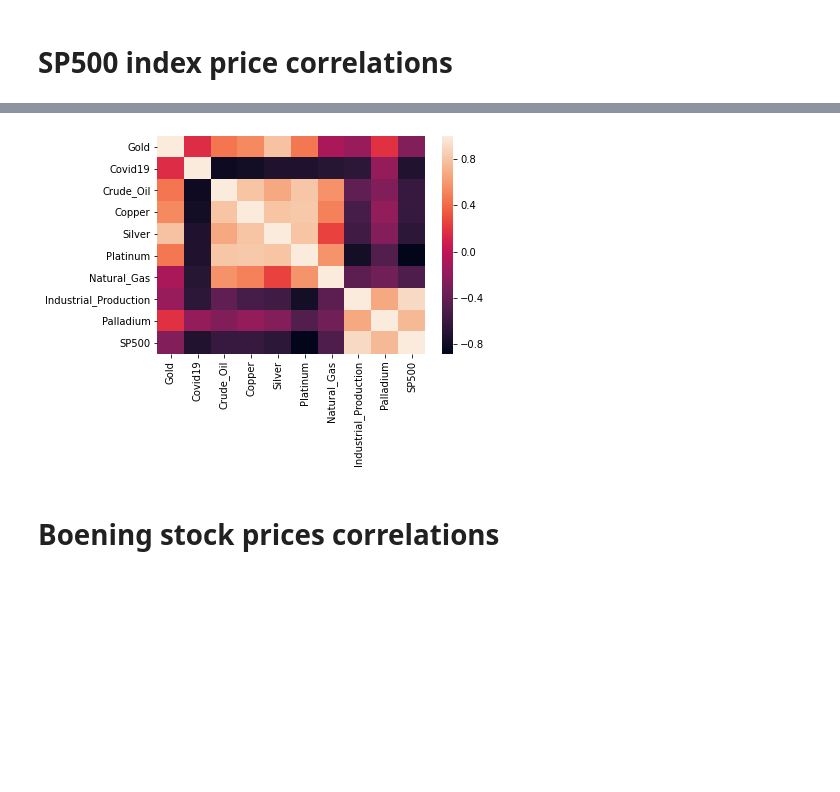
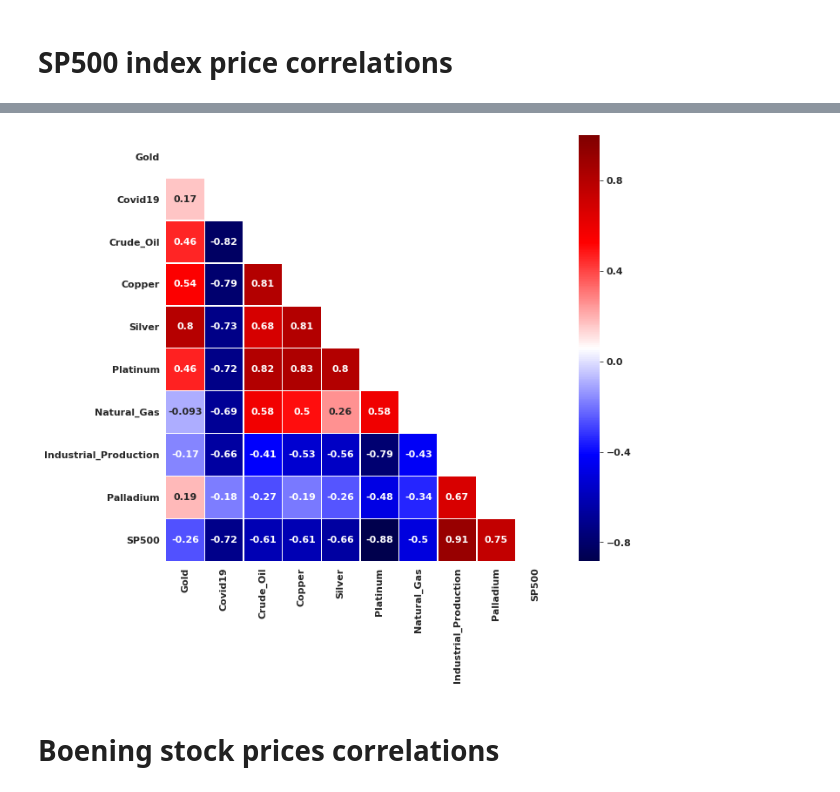
Before and after one commit to azagorowski/Analysis-and-forecast-of-stock-exchange-price-based-on-selected-indicators-using-machine-learning, a Jupyter notebook: scripts/Correlations2.ipynb, the cells around one changed output, grey strips where cells are left out. Saved outputs shown, nothing was run; the diff lists cells and outputs as text; code cells hidden in the pictures; blank space fills up the shorter version.

```diff
--- a/scripts/Correlations2.ipynb
+++ b/scripts/Correlations2.ipynb
@@ -55,29 +55,48 @@ df.tail()
 # %%
 #Make correlation table with heatmap
 import seaborn as sns
 import matplotlib.pyplot as plt
 %matplotlib inline
+
+#Change font size
+font = {'family' : 'Verdana',
+        'weight' : 'bold',
+        'size'   : 11}
+
+plt.rc('font', **font)
+
+#Saving df to variable
 corr = df.corr()
-sns.heatmap(corr,
-        xticklabels=corr.columns,
-        yticklabels=corr.columns)
+
+#Use a mask to plot only part of a matrix
+mask = np.zeros_like(corr)
+mask[np.triu_indices_from(mask)] = True
+with sns.axes_style("white"):
+    f, ax = plt.subplots(figsize=(10, 9))
+    ax = sns.heatmap(corr,
+            mask=mask,
+            xticklabels=corr.columns,
+            yticklabels=corr.columns,
+            annot=True,
+            cmap="seismic",
+            linewidths=.5
+           ,)
 
 #Make correlation basic table
-df1=df.corr()
-df1
+df.corr()
 # %% [output]
 |  | Gold | Covid19 | Crude_Oil | Copper | Silver | Platinum | Natural_Gas | Industrial_Production | Palladium | ... |
 | Gold | 1.000000 | 0.165391 | 0.461894 | 0.540390 | 0.795981 | 0.462923 | -0.093131 | -0.169101 | 0.186781 | ... |
 | Covid19 | 0.165391 | 1.000000 | -0.821807 | -0.793628 | -0.726239 | -0.722762 | -0.689060 | -0.656775 | -0.179127 | ... |
 | Crude_Oil | 0.461894 | -0.821807 | 1.000000 | 0.808247 | 0.683261 | 0.815463 | 0.577026 | -0.413958 | -0.271204 | ... |
 | Copper | 0.540390 | -0.793628 | 0.808247 | 1.000000 | 0.805532 | 0.828080 | 0.504719 | -0.532574 | -0.189316 | ... |
 | Silver | 0.795981 | -0.726239 | 0.683261 | 0.805532 | 1.000000 | 0.801340 | 0.258863 | -0.561221 | -0.256601 | ... |
 | Platinum | 0.462923 | -0.722762 | 0.815463 | 0.828080 | 0.801340 | 1.000000 | 0.584072 | -0.785397 | -0.479912 | ... |
 | Natural_Gas | -0.093131 | -0.689060 | 0.577026 | 0.504719 | 0.258863 | 0.584072 | 1.000000 | -0.429352 | -0.341965 | ... |
 | Industrial_Production | -0.169101 | -0.656775 | -0.413958 | -0.532574 | -0.561221 | -0.785397 | -0.429352 | 1.000000 | 0.669226 | ... |
 | Palladium | 0.186781 | -0.179127 | -0.271204 | -0.189316 | -0.256601 | -0.479912 | -0.341965 | 0.669226 | 1.000000 | ... |
 | SP500 | -0.260548 | -0.719717 | -0.609251 | -0.607067 | -0.656352 | -0.884241 | -0.500309 | 0.908460 | 0.752508 | ... |
-[figure, old version]
+[figure, new version]
 # %% [markdown]
 # Boening stock prices correlations
 # %%
```
Also changed, not shown: parts of 3 cells of this notebook, 2 other files.
